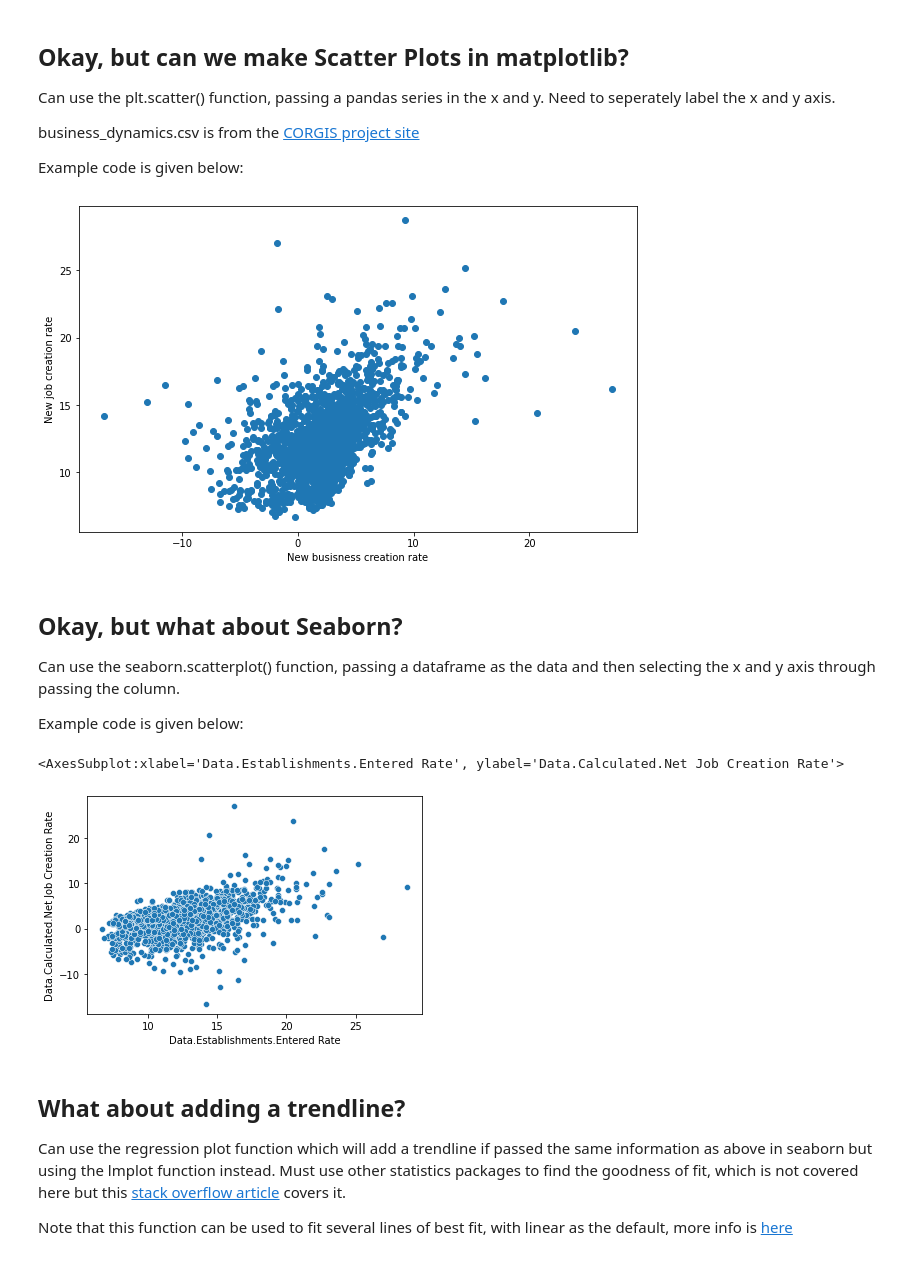
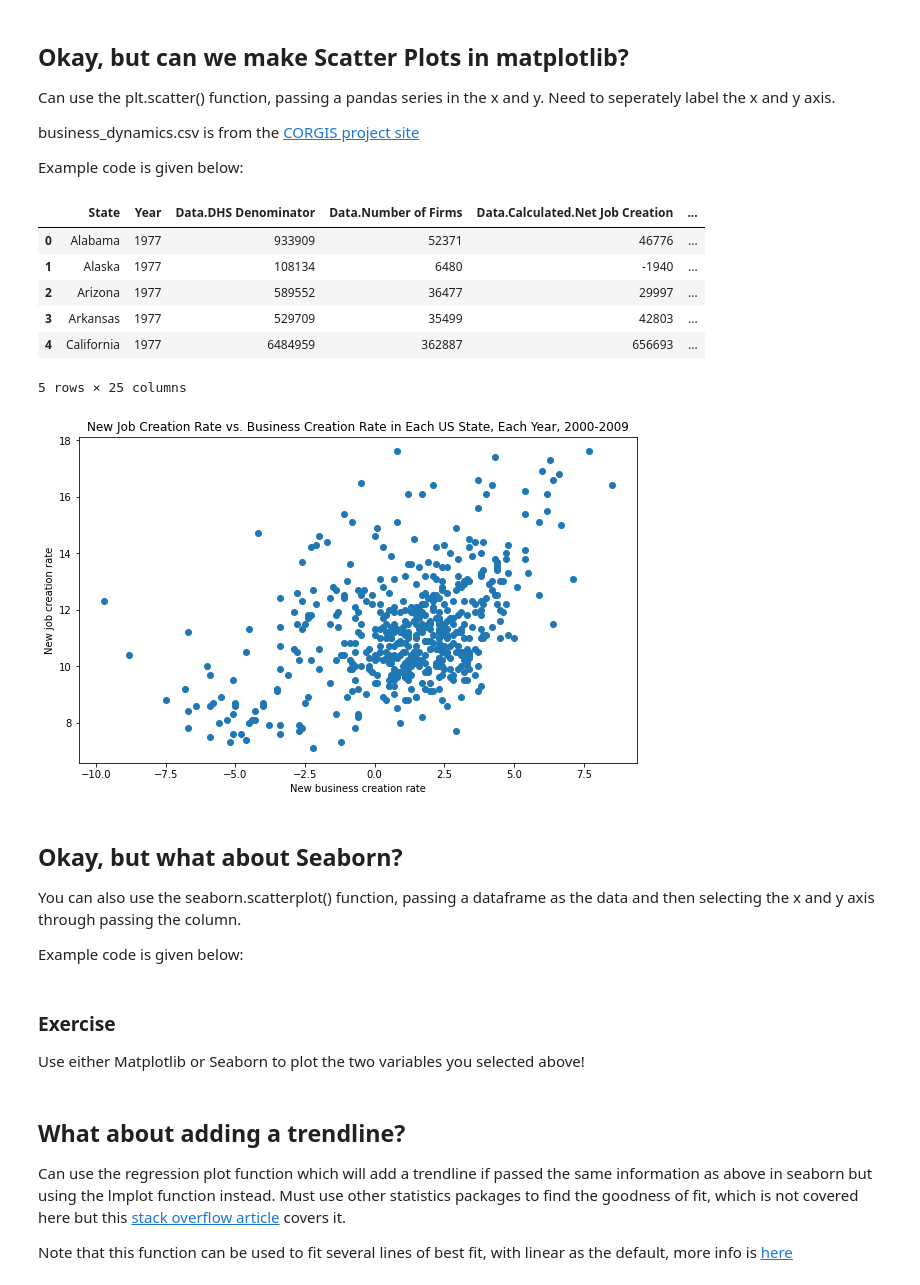
Before and after one commit to meganenglert/CISC367-Visualizations, a Jupyter notebook: scatterplots.ipynb, the cells around one changed output. Drawn from its saved outputs; the diff is of its cells as text; code cells hidden in the pictures.

```diff
--- a/scatterplots.ipynb
+++ b/scatterplots.ipynb
@@ -36,20 +46,42 @@ Example code is given below:
 import matplotlib.pyplot as plt
 import pandas as pd
 
-df = pd.read_csv('business_dynamics.csv')
+# Reading data from CORGIS website
+df = pd.read_csv('https://corgis-edu.github.io/corgis/datasets/csv/business_dynamics/business_dynamics.csv')
+df.head()
 
-fig, ax = plt.subplots(figsize=(10, 6))
-ax.scatter(x = df["Data.Calculated.Net Job Creation Rate"], y = df["Data.Establishments.Entered Rate"])
-plt.xlabel("New busisness creation rate")
-plt.ylabel("New job creation rate")
-
-plt.show()
+# Data is shown below in dataframe
 # %% [output]
-[figure, removed]
+|  | State | Year | Data.DHS Denominator | Data.Number of Firms | Data.Calculated.Net Job Creation | ... |
+| 0 | Alabama | 1977 | 933909 | 52371 | 46776 | ... |
+| 1 | Alaska | 1977 | 108134 | 6480 | -1940 | ... |
+| 2 | Arizona | 1977 | 589552 | 36477 | 29997 | ... |
+| 3 | Arkansas | 1977 | 529709 | 35499 | 42803 | ... |
+| 4 | California | 1977 | 6484959 | 362887 | 656693 | ... |
+5 rows × 25 columns
+# %%
+# Increases the plot size in the Jupyter notebook; this part is not necessary
+fig, ax = plt.subplots(figsize=(10, 6))
+
+#Grabbing the first decade of the 2000s from the data set
+df_specified_years = df[(df.Year >= 2000) & (df.Year <= 2009)]
+
+# Plots the Job Creation Rate on the x axis against the Business Creation Rate for each state for the year 2000
+plt.scatter(x = df_specified_years["Data.Calculated.Net Job Creation Rate"], y = df_specified_years["Data.Establishments.Entered Rate"])
+
+# Applies x and y axis labels and a title
+plt.xlabel("New business creation rate")
+plt.ylabel("New job creation rate")
+plt.title("New Job Creation Rate vs. Business Creation Rate in Each US State, Each Year, 2000-2009")
+
+# Displays the plot we've been editing
+plt.show()
+# %% [output]
+[figure, added]
 # %% [markdown]
 ## Okay, but what about Seaborn?
 
-Can use the seaborn.scatterplot() function, passing a dataframe as the data and then selecting the x and y axis through passing the column.
+You can also use the seaborn.scatterplot() function, passing a dataframe as the data and then selecting the x and y axis through passing the column.
 
 Example code is given below:
 # %%
@@ -59,9 +91,17 @@ import matplotlib.pyplot as plt
 import seaborn as sns
 import pandas as pd
 
-df = pd.read_csv('business_dynamics.csv')
+# Reading data from CORGIS
+df = pd.read_csv('https://corgis-edu.github.io/corgis/datasets/csv/business_dynamics/business_dynamics.csv')
 
-sns.scatterplot(data = df, y = "Data.Calculated.Net Job Creation Rate", x = "Data.Establishments.Entered Rate")
+# Grabbing only one decade of data
+df_specified_years = df[(df.Year >= 2000) & (df.Year <= 2009)]
+
+# Create scatterplot - note: labels come from dataframe
+scatter = sns.scatterplot(data = df_specified_years, x = "Data.Calculated.Net Job Creation Rate", y = "Data.Establishments.Entered Rate")
+# Set scatterplot title
+scatter = scatter.set_title("New Job Creation Rate vs. Business Creation Rate in Each US State, Each Year, 2000-2009")
+scatter
-# %% [output]
-<AxesSubplot:xlabel='Data.Establishments.Entered Rate', ylabel='Data.Calculated.Net Job Creation Rate'>
-[figure, removed]
+# %% [markdown]
+### Exercise
+Use either Matplotlib or Seaborn to plot the two variables you selected above!
```
Also changed, not shown: parts of 18 cells of this notebook, 1 other file.
